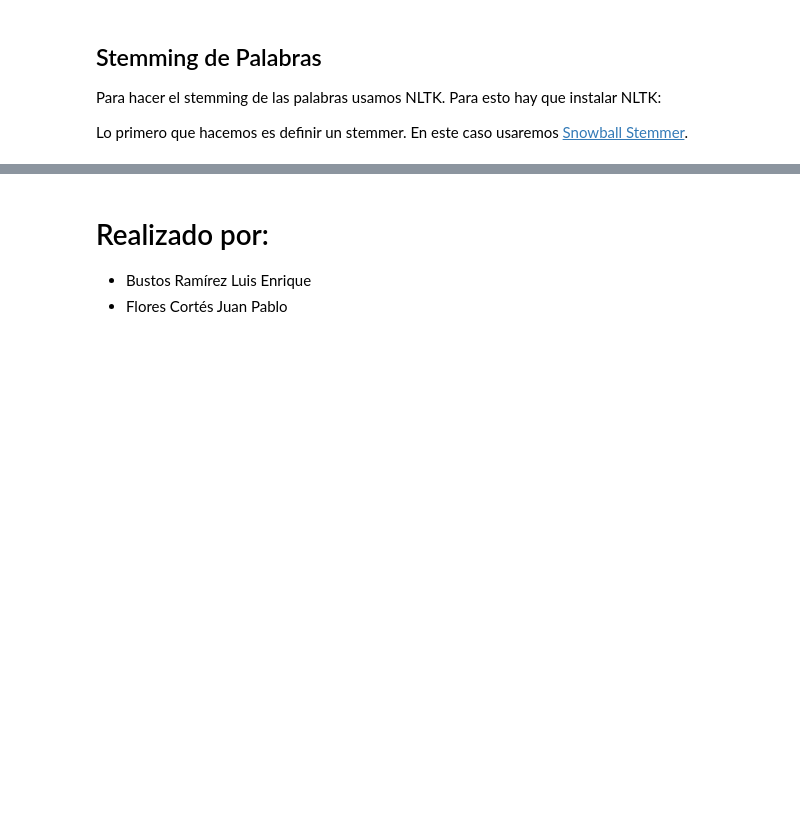
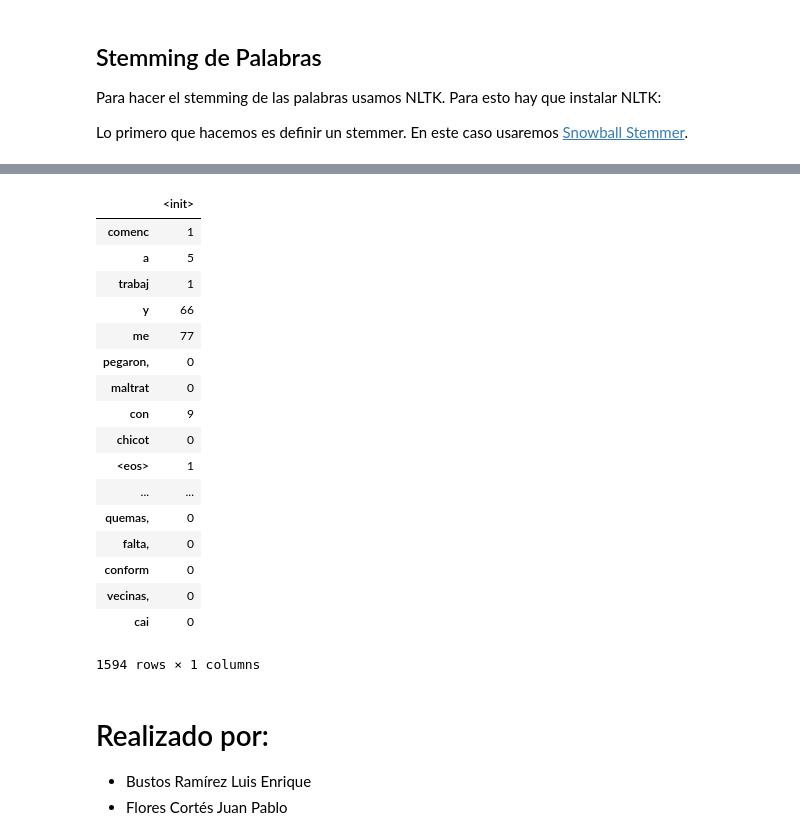
Before and after one commit to juanpflores/PLN-Tareas, a Jupyter notebook: Tarea #2.ipynb, the cells around one changed output, grey strips where cells are left out. Saved outputs shown, nothing was run; the diff lists cells and outputs as text; code cells hidden in the pictures; blank space fills up the shorter version.

```diff
--- a/Tarea #2.ipynb
+++ b/Tarea #2.ipynb
@@ -169,3 +212,31 @@ s
+# %%
+
+MatrixPI = pd.DataFrame(index=alfabetoPI, columns=['<init>'])
+# %%
+for y in alfabetoPI:
+    if y is not '<eos>':
+        MatrixPI.set_value(y,'<init>', counter['<init>',y])
+# %%
+MatrixPI
+# %% [output]
+|  | <init> |
+| comenc | 1 |
+| a | 5 |
+| trabaj | 1 |
+| y | 66 |
+| me | 77 |
+| pegaron, | 0 |
+| maltrat | 0 |
+| con | 9 |
+| chicot | 0 |
+| <eos> | 1 |
+| ... | ... |
+| quemas, | 0 |
+| falta, | 0 |
+| conform | 0 |
+| vecinas, | 0 |
+| cai | 0 |
+1594 rows × 1 columns
 # %% [markdown]
 # Realizado por:
 - Bustos Ramírez Luis Enrique
```
Also changed, not shown: parts of 21 cells of this notebook.
